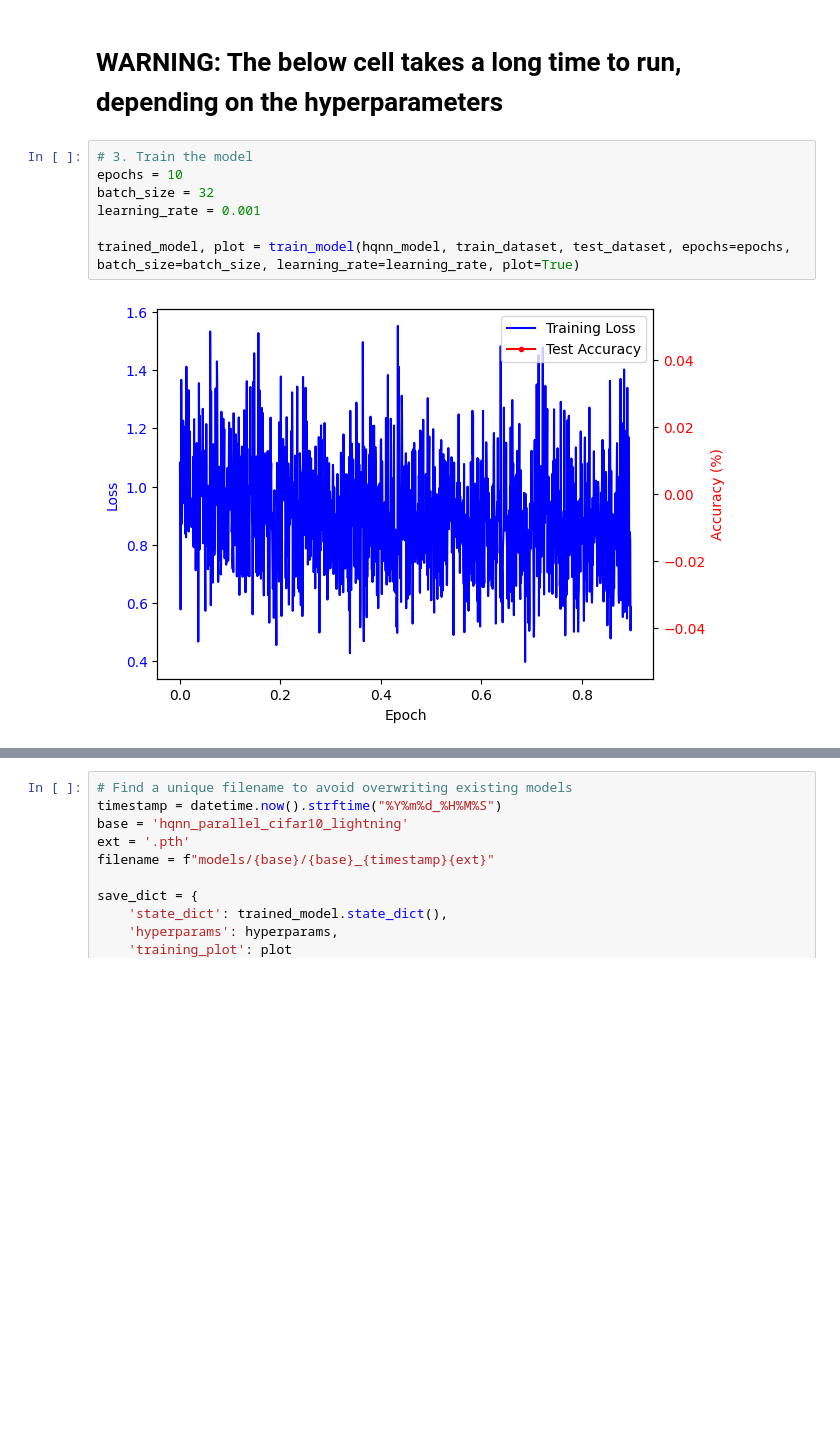
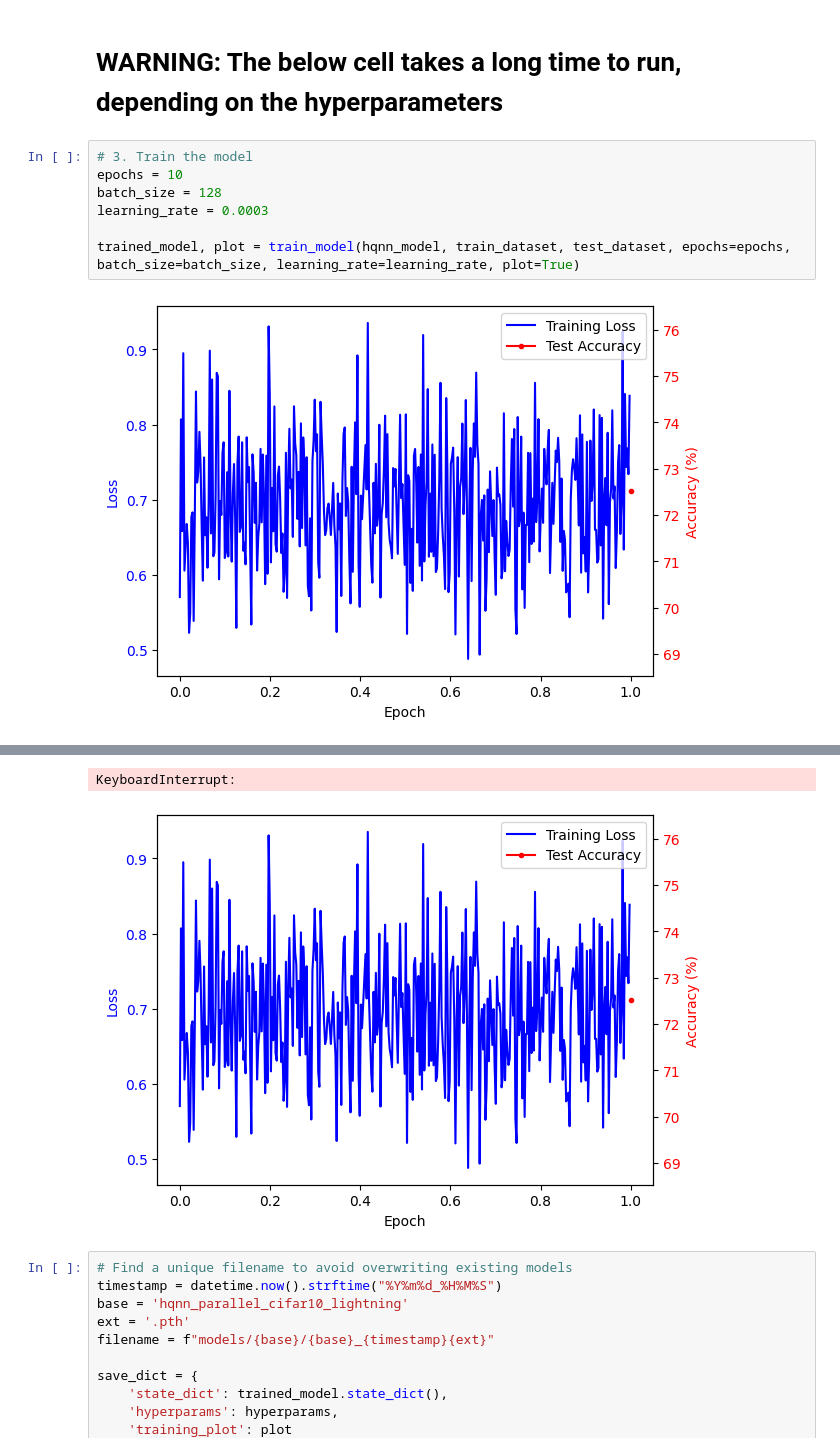
Before and after one commit to QLab-Classification/quantum-classification, a Jupyter notebook: HQNN/cifar10/HQNN-Parallel-local.ipynb, the cells around one changed output, grey strips where cells are left out. Saved outputs shown, nothing was run; the diff lists cells and outputs as text; blank space fills up the shorter version.

```diff
--- a/HQNN/cifar10/HQNN-Parallel-local.ipynb
+++ b/HQNN/cifar10/HQNN-Parallel-local.ipynb
@@ -599,9 +599,9 @@ test_dataset = torch.utils.data.Subset(test_dataset, range(int(len(test_dataset)
 # %%
 # 3. Train the model
 epochs = 10
-batch_size = 32
-learning_rate = 0.001
+batch_size = 128
+learning_rate = 0.0003
 
 trained_model, plot = train_model(hqnn_model, train_dataset, test_dataset, epochs=epochs, batch_size=batch_size, learning_rate=learning_rate, plot=True)
 # %% [output]
-[figure, old version]
+[figure, new version]
@@ -617,3 +619,5 @@ Epoch [1/10], Step [1404/1563], Loss: 0.5855
+KeyboardInterrupt:
+[figure, added]
 # %%
 # Find a unique filename to avoid overwriting existing models
 timestamp = datetime.now().strftime("%Y%m%d_%H%M%S")
```
Also changed, not shown: parts of 1 cell of this notebook, 2 other files.
